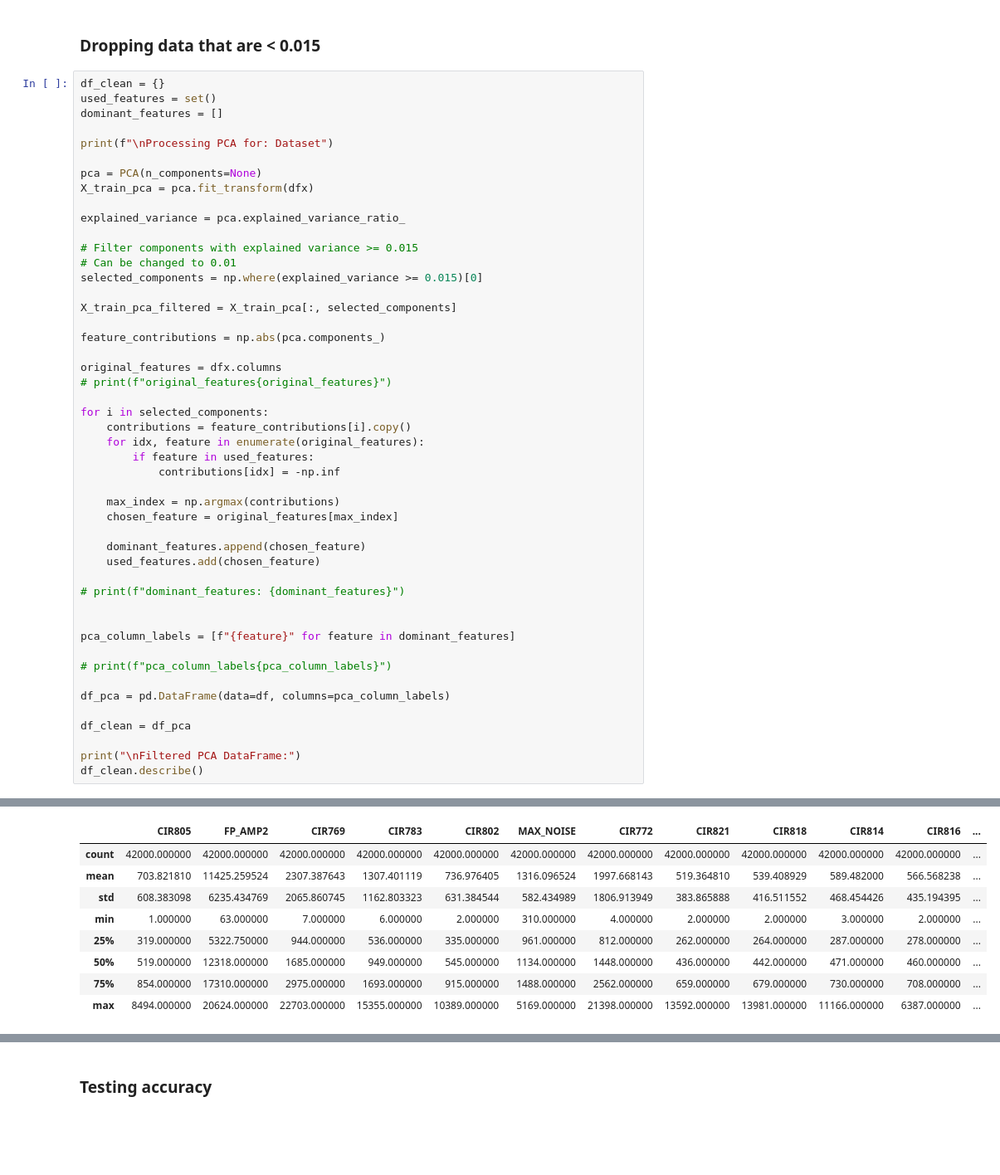
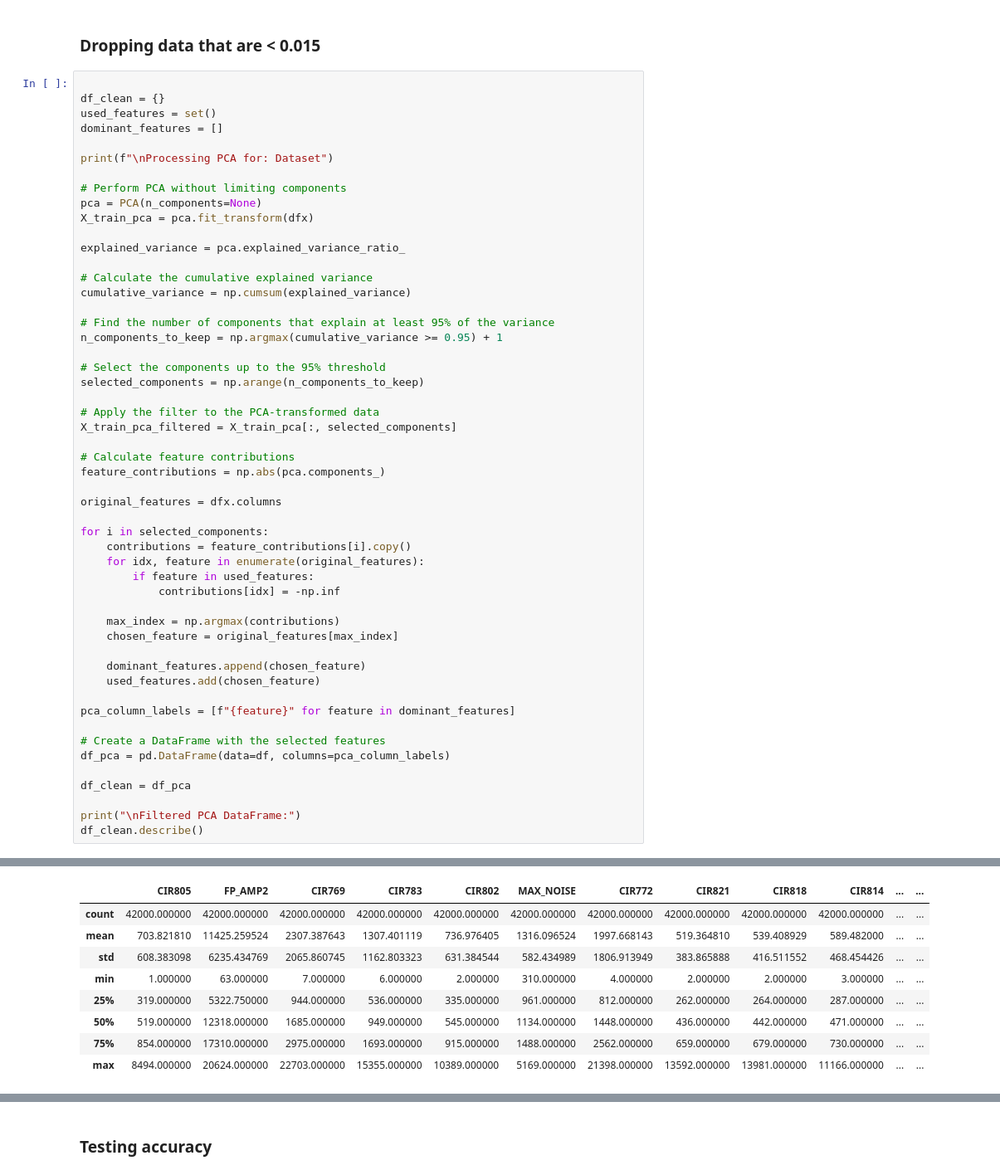
Before and after one commit to jl-sit-cs/CSC3105-DataAnalytics, a Jupyter notebook: Project/code/DataPrepRange.ipynb, the cells around one changed output, grey strips where cells are left out. Shown: that part at 83% size. Saved outputs shown, nothing was run; the diff lists cells and outputs as text; blank space fills up the shorter version.

```diff
--- a/Project/code/DataPrepRange.ipynb
+++ b/Project/code/DataPrepRange.ipynb
@@ -368,63 +368,67 @@ Transformed DataFrame after PCA:
 # %% [markdown]
 ### Dropping data that are < 0.015
 # %%
+
 df_clean = {}
 used_features = set()
 dominant_features = []
 
 print(f"\nProcessing PCA for: Dataset")
 
+# Perform PCA without limiting components
 pca = PCA(n_components=None)
 X_train_pca = pca.fit_transform(dfx)
 
 explained_variance = pca.explained_variance_ratio_
 
-# Filter components with explained variance >= 0.015
-# Can be changed to 0.01
-selected_components = np.where(explained_variance >= 0.015)[0]
+# Calculate the cumulative explained variance
+cumulative_variance = np.cumsum(explained_variance)
 
+# Find the number of components that explain at least 95% of the variance
+n_components_to_keep = np.argmax(cumulative_variance >= 0.95) + 1
+
+# Select the components up to the 95% threshold
+selected_components = np.arange(n_components_to_keep)
+
+# Apply the filter to the PCA-transformed data
 X_train_pca_filtered = X_train_pca[:, selected_components]
 
+# Calculate feature contributions
 feature_contributions = np.abs(pca.components_)
 
 original_features = dfx.columns
-# print(f"original_features{original_features}")
 
 for i in selected_components:
     contributions = feature_contributions[i].copy()
     for idx, feature in enumerate(original_features):
         if feature in used_features:
             contributions[idx] = -np.inf
 
     max_index = np.argmax(contributions)
     chosen_feature = original_features[max_index]
 
     dominant_features.append(chosen_feature)
     used_features.add(chosen_feature)
 
-# print(f"dominant_features: {dominant_features}")
-
-
 pca_column_labels = [f"{feature}" for feature in dominant_features]
 
-# print(f"pca_column_labels{pca_column_labels}")
-
+# Create a DataFrame with the selected features
 df_pca = pd.DataFrame(data=df, columns=pca_column_labels)
 
 df_clean = df_pca
 
 print("\nFiltered PCA DataFrame:")
 df_clean.describe()
 # %% [output]
 Processing PCA for: Dataset
 
 Filtered PCA DataFrame:
-|  | CIR805 | FP_AMP2 | CIR769 | CIR783 | CIR802 | MAX_NOISE | CIR772 | CIR821 | CIR818 | CIR814 | CIR816 | ... |
-| count | 42000.000000 | 42000.000000 | 42000.000000 | 42000.000000 | 42000.000000 | 42000.000000 | 42000.000000 | 42000.000000 | 42000.000000 | 42000.000000 | 42000.000000 | ... |
-| mean | 703.821810 | 11425.259524 | 2307.387643 | 1307.401119 | 736.976405 | 1316.096524 | 1997.668143 | 519.364810 | 539.408929 | 589.482000 | 566.568238 | ... |
-| std | 608.383098 | 6235.434769 | 2065.860745 | 1162.803323 | 631.384544 | 582.434989 | 1806.913949 | 383.865888 | 416.511552 | 468.454426 | 435.194395 | ... |
-| min | 1.000000 | 63.000000 | 7.000000 | 6.000000 | 2.000000 | 310.000000 | 4.000000 | 2.000000 | 2.000000 | 3.000000 | 2.000000 | ... |
-| 25% | 319.000000 | 5322.750000 | 944.000000 | 536.000000 | 335.000000 | 961.000000 | 812.000000 | 262.000000 | 264.000000 | 287.000000 | 278.000000 | ... |
-| 50% | 519.000000 | 12318.000000 | 1685.000000 | 949.000000 | 545.000000 | 1134.000000 | 1448.000000 | 436.000000 | 442.000000 | 471.000000 | 460.000000 | ... |
-| 75% | 854.000000 | 17310.000000 | 2975.000000 | 1693.000000 | 915.000000 | 1488.000000 | 2562.000000 | 659.000000 | 679.000000 | 730.000000 | 708.000000 | ... |
-| max | 8494.000000 | 20624.000000 | 22703.000000 | 15355.000000 | 10389.000000 | 5169.000000 | 21398.000000 | 13592.000000 | 13981.000000 | 11166.000000 | 6387.000000 | ... |
+|  | CIR805 | FP_AMP2 | CIR769 | CIR783 | CIR802 | MAX_NOISE | CIR772 | CIR821 | CIR818 | CIR814 | ... | ... |
+| count | 42000.000000 | 42000.000000 | 42000.000000 | 42000.000000 | 42000.000000 | 42000.000000 | 42000.000000 | 42000.000000 | 42000.000000 | 42000.000000 | ... | ... |
+| mean | 703.821810 | 11425.259524 | 2307.387643 | 1307.401119 | 736.976405 | 1316.096524 | 1997.668143 | 519.364810 | 539.408929 | 589.482000 | ... | ... |
+| std | 608.383098 | 6235.434769 | 2065.860745 | 1162.803323 | 631.384544 | 582.434989 | 1806.913949 | 383.865888 | 416.511552 | 468.454426 | ... | ... |
+| min | 1.000000 | 63.000000 | 7.000000 | 6.000000 | 2.000000 | 310.000000 | 4.000000 | 2.000000 | 2.000000 | 3.000000 | ... | ... |
+| 25% | 319.000000 | 5322.750000 | 944.000000 | 536.000000 | 335.000000 | 961.000000 | 812.000000 | 262.000000 | 264.000000 | 287.000000 | ... | ... |
+| 50% | 519.000000 | 12318.000000 | 1685.000000 | 949.000000 | 545.000000 | 1134.000000 | 1448.000000 | 436.000000 | 442.000000 | 471.000000 | ... | ... |
+| 75% | 854.000000 | 17310.000000 | 2975.000000 | 1693.000000 | 915.000000 | 1488.000000 | 2562.000000 | 659.000000 | 679.000000 | 730.000000 | ... | ... |
+| max | 8494.000000 | 20624.000000 | 22703.000000 | 15355.000000 | 10389.000000 | 5169.000000 | 21398.000000 | 13592.000000 | 13981.000000 | 11166.000000 | ... | ... |
```
Also changed, not shown: parts of 3 cells of this notebook, 3 other files.
